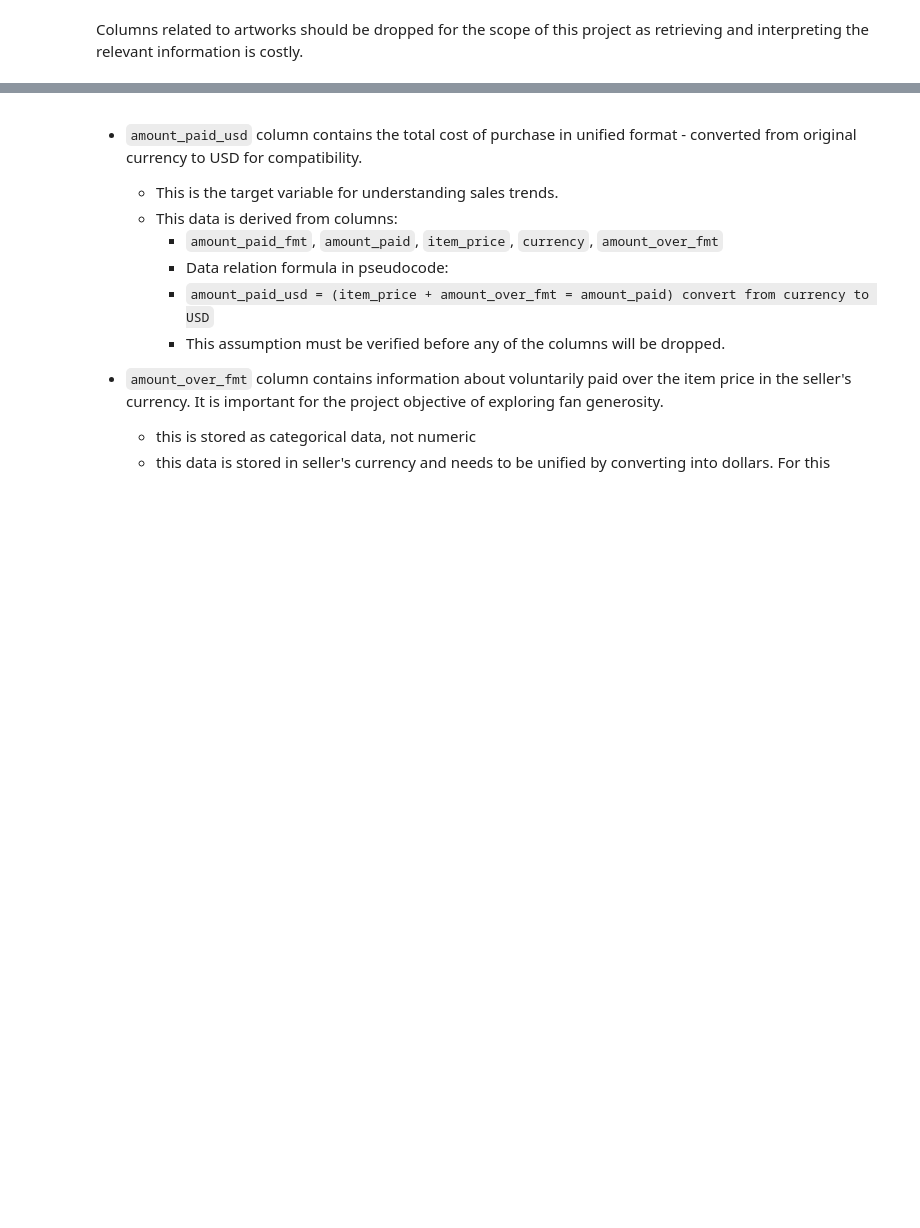
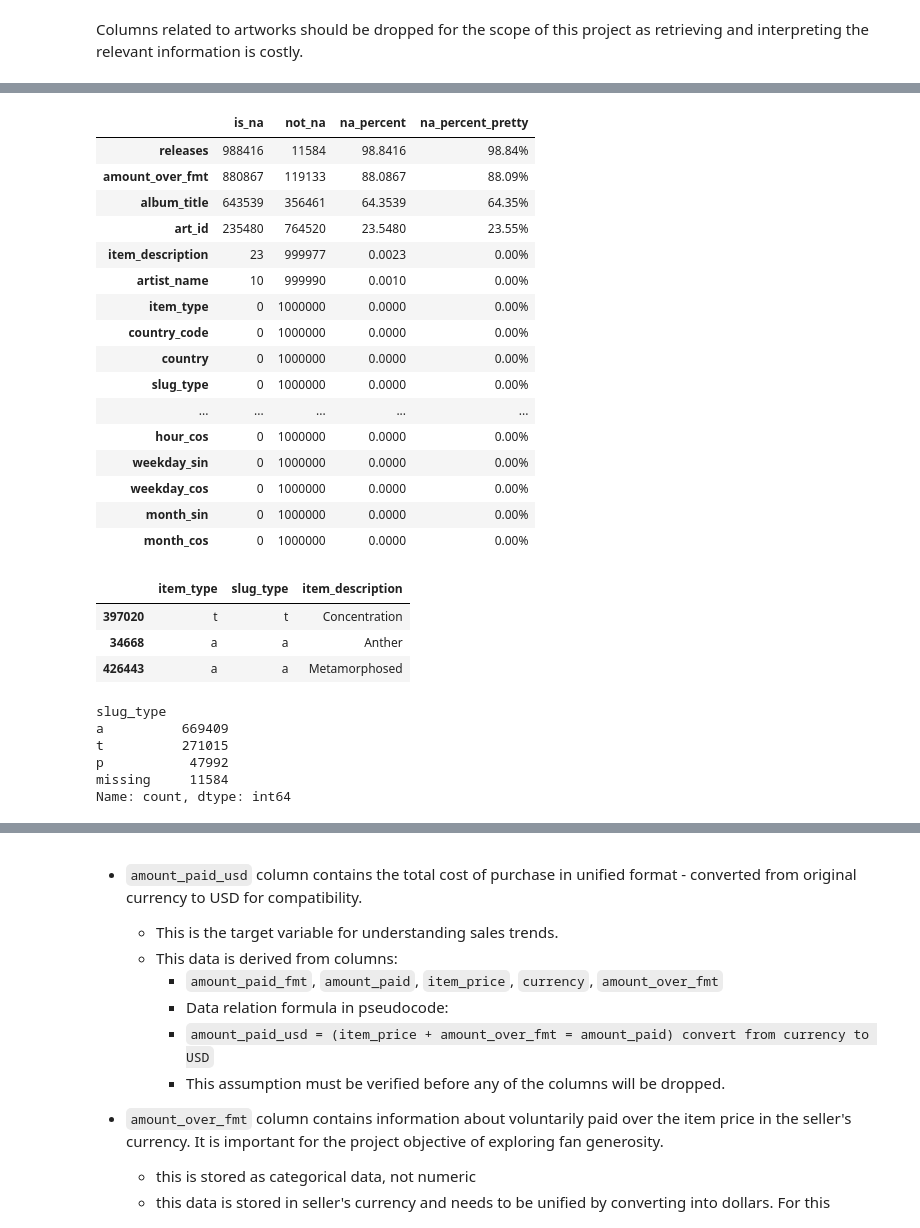
Before and after one commit to Funnear/midproject-bandcamp-insights, a Jupyter notebook: notebooks/2-1_EDA.ipynb, the cells around one changed output, grey strips where cells are left out. Saved outputs shown, nothing was run; the diff lists cells and outputs as text; code cells hidden in the pictures; blank space fills up the shorter version.

```diff
--- a/notebooks/2-1_EDA.ipynb
+++ b/notebooks/2-1_EDA.ipynb
@@ -246,0 +288,6 @@ df.drop(columns=columns_to_drop, inplace=True)
+# %%
+# restore backup
+df_filename = 'bandcamp-sales-v01-eda'
+data = fl.read_df_pickle(df_filename)
+df = data.copy()
+df.head(5)
@@ -246,0 +330,44 @@ df.drop(columns=columns_to_drop, inplace=True)
+# %%
+# Treat the Nan values in the 'slug_type' column and strip the strings
+
+df["slug_type"] = df["slug_type"].fillna("missing")
+
+df["item_type"] = df["item_type"].astype(str).str.strip()
+df["slug_type"] = df["slug_type"].astype(str).str.strip()
+# %%
+eda.count_nulls(df)
+# %% [output]
+|  | is_na | not_na | na_percent | na_percent_pretty |
+| releases | 988416 | 11584 | 98.8416 | 98.84% |
+| amount_over_fmt | 880867 | 119133 | 88.0867 | 88.09% |
+| album_title | 643539 | 356461 | 64.3539 | 64.35% |
+| art_id | 235480 | 764520 | 23.5480 | 23.55% |
+| item_description | 23 | 999977 | 0.0023 | 0.00% |
+| artist_name | 10 | 999990 | 0.0010 | 0.00% |
+| item_type | 0 | 1000000 | 0.0000 | 0.00% |
+| country_code | 0 | 1000000 | 0.0000 | 0.00% |
+| country | 0 | 1000000 | 0.0000 | 0.00% |
+| slug_type | 0 | 1000000 | 0.0000 | 0.00% |
+| ... | ... | ... | ... | ... |
+| hour_cos | 0 | 1000000 | 0.0000 | 0.00% |
+| weekday_sin | 0 | 1000000 | 0.0000 | 0.00% |
+| weekday_cos | 0 | 1000000 | 0.0000 | 0.00% |
+| month_sin | 0 | 1000000 | 0.0000 | 0.00% |
+| month_cos | 0 | 1000000 | 0.0000 | 0.00% |
+# %%
+df_product_types = df[["item_type", "slug_type", "item_description"]].copy()
+df_product_types.sample(3)
+# %% [output]
+|  | item_type | slug_type | item_description |
+| 397020 | t | t | Concentration |
+| 34668 | a | a | Anther |
+| 426443 | a | a | Metamorphosed |
+# %%
+df["slug_type"].value_counts(dropna=False)
+# %% [output]
+slug_type
+a          669409
+t          271015
+p           47992
+missing     11584
+Name: count, dtype: int64
```
Also changed, not shown: parts of 138 cells of this notebook.
